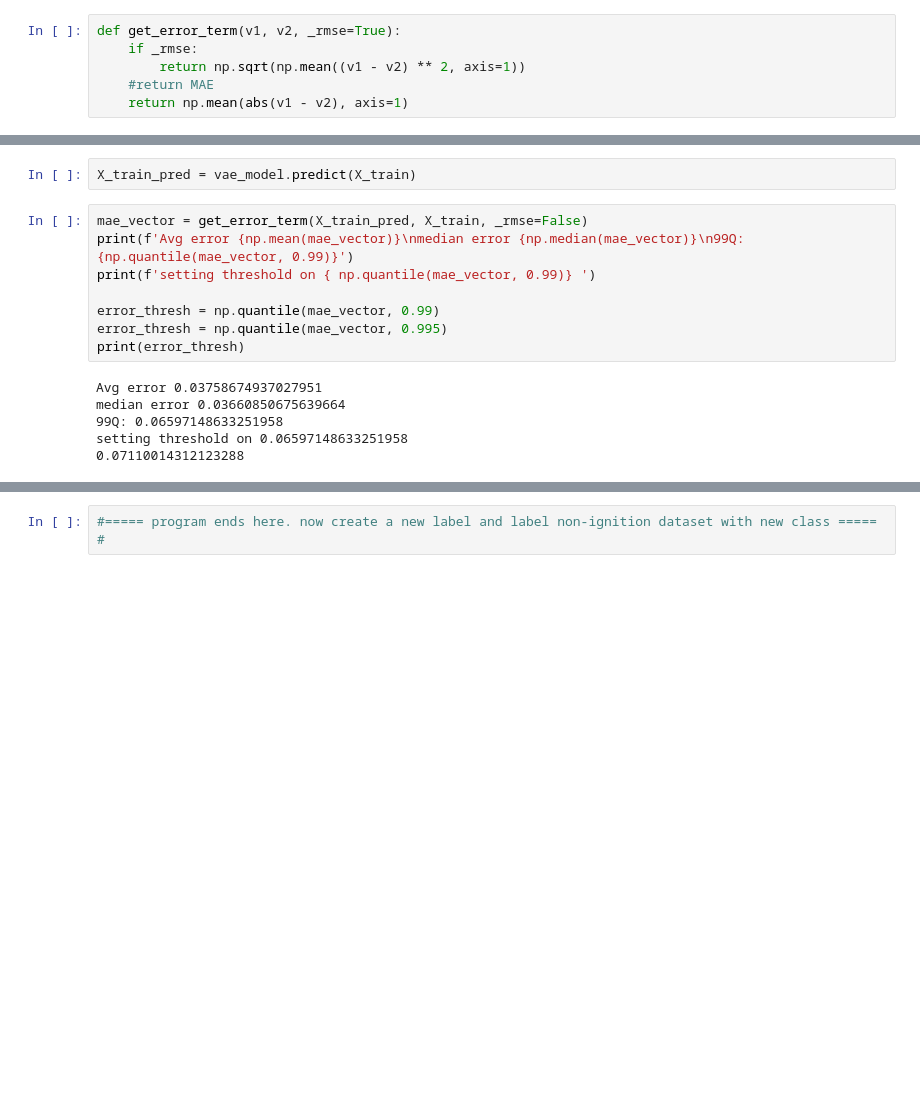
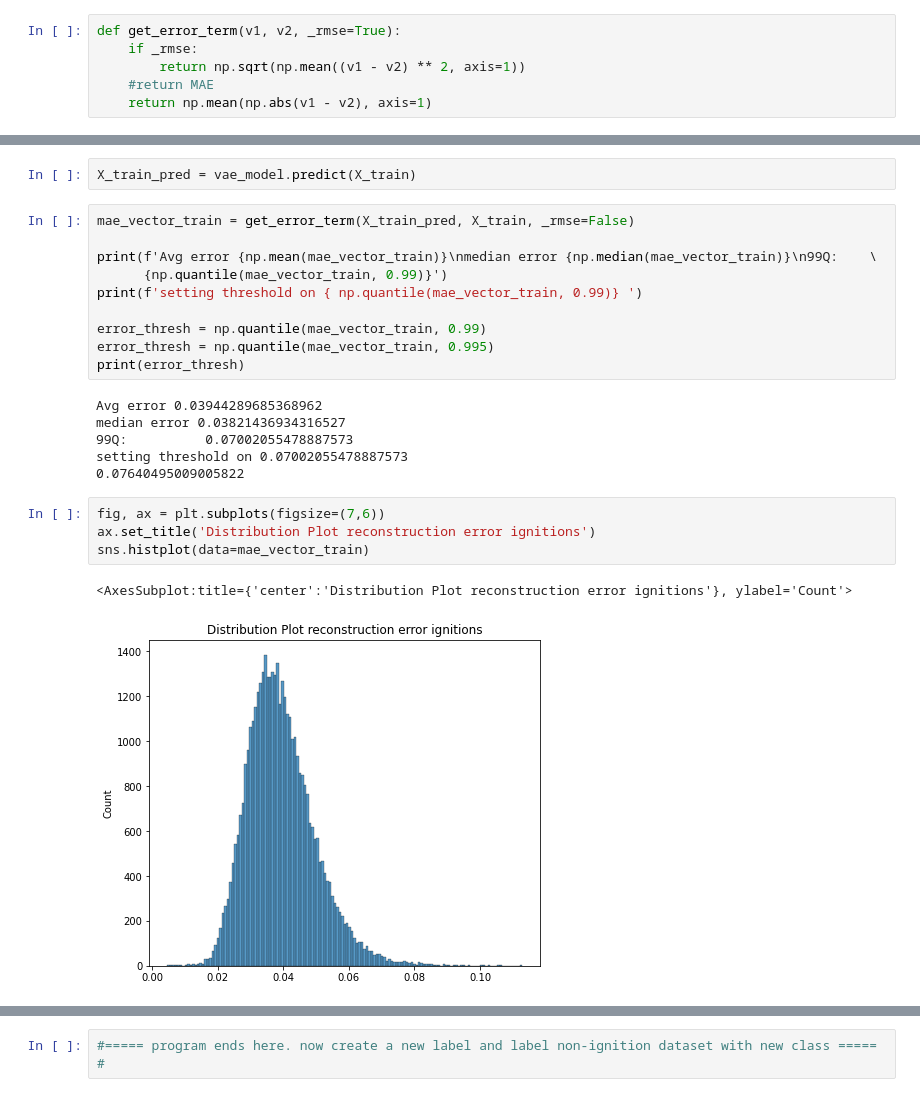
Before and after one commit to castorgit/Forest_fires, a Jupyter notebook: 01_Autoencoder_training_ignition_events.ipynb, the cells around one changed output, grey strips where cells are left out. Cells and saved outputs as stored; diff of their text form; blank space fills up the shorter version.

```diff
--- a/01_Autoencoder_training_ignition_events.ipynb
+++ b/01_Autoencoder_training_ignition_events.ipynb
@@ -126,7 +122,7 @@ def get_error_term(v1, v2, _rmse=True):
     if _rmse:
         return np.sqrt(np.mean((v1 - v2) ** 2, axis=1))
     #return MAE
-    return np.mean(abs(v1 - v2), axis=1)
+    return np.mean(np.abs(v1 - v2), axis=1)
 # %%
 # The reparameterization trick
 
@@ -255,17 +259,26 @@ plt.show()
 # %%
 X_train_pred = vae_model.predict(X_train)
 # %%
-mae_vector = get_error_term(X_train_pred, X_train, _rmse=False)
-print(f'Avg error {np.mean(mae_vector)}\nmedian error {np.median(mae_vector)}\n99Q: {np.quantile(mae_vector, 0.99)}')
-print(f'setting threshold on { np.quantile(mae_vector, 0.99)} ')
+mae_vector_train = get_error_term(X_train_pred, X_train, _rmse=False)
 
-error_thresh = np.quantile(mae_vector, 0.99)
-error_thresh = np.quantile(mae_vector, 0.995)
+print(f'Avg error {np.mean(mae_vector_train)}\nmedian error {np.median(mae_vector_train)}\n99Q:    \
+      {np.quantile(mae_vector_train, 0.99)}')
+print(f'setting threshold on { np.quantile(mae_vector_train, 0.99)} ')
+
+error_thresh = np.quantile(mae_vector_train, 0.99)
+error_thresh = np.quantile(mae_vector_train, 0.995)
 print(error_thresh)
 # %% [output]
-Avg error 0.03758674937027951
-median error 0.03660850675639664
-99Q: 0.06597148633251958
-setting threshold on 0.06597148633251958
-0.07110014312123288
+Avg error 0.03944289685368962
+median error 0.03821436934316527
+99Q:          0.07002055478887573
+setting threshold on 0.07002055478887573
+0.07640495009005822
+# %%
+fig, ax = plt.subplots(figsize=(7,6))
+ax.set_title('Distribution Plot reconstruction error ignitions')
+sns.histplot(data=mae_vector_train)
+# %% [output]
+<AxesSubplot:title={'center':'Distribution Plot reconstruction error ignitions'}, ylabel='Count'>
+[figure, added]
 # %%
```
Also changed, not shown: parts of 31 cells of this notebook.
